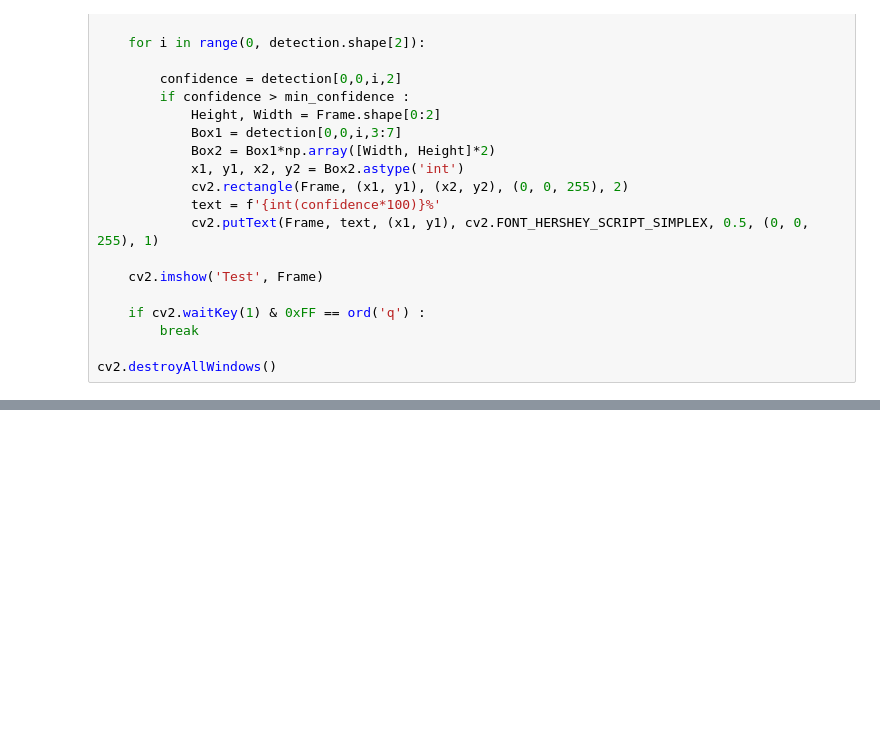
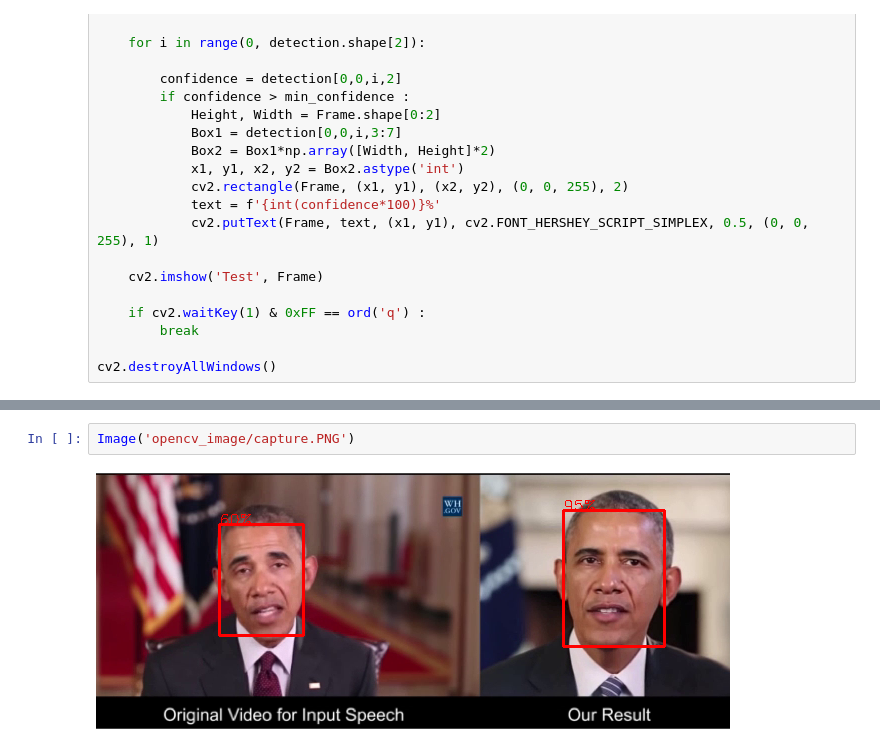
Before and after one commit to yuchan509/OpenCV, a Jupyter notebook: 20. Object Detection by DNN(Deep Neural Network).ipynb, the cells around one changed output, grey strips where cells are left out. Drawn from its saved outputs; the diff is of its cells as text; blank space fills up the shorter version.

```diff
--- a/20. Object Detection by DNN(Deep Neural Network).ipynb
+++ b/20. Object Detection by DNN(Deep Neural Network).ipynb
@@ -117,0 +119,4 @@ cv2.destroyAllWindows()
+# %%
+Image('opencv_image/capture.PNG')
+# %% [output]
+[figure, added]
```
Also changed, not shown: parts of 4 cells of this notebook, 1 other file.
